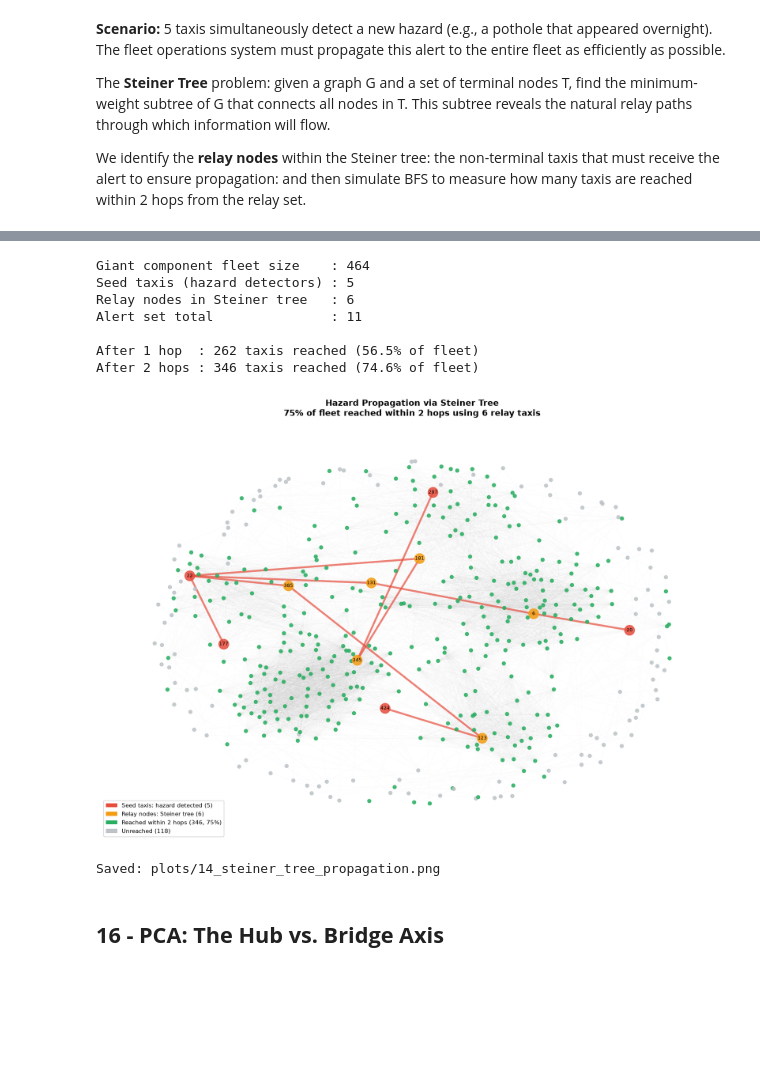
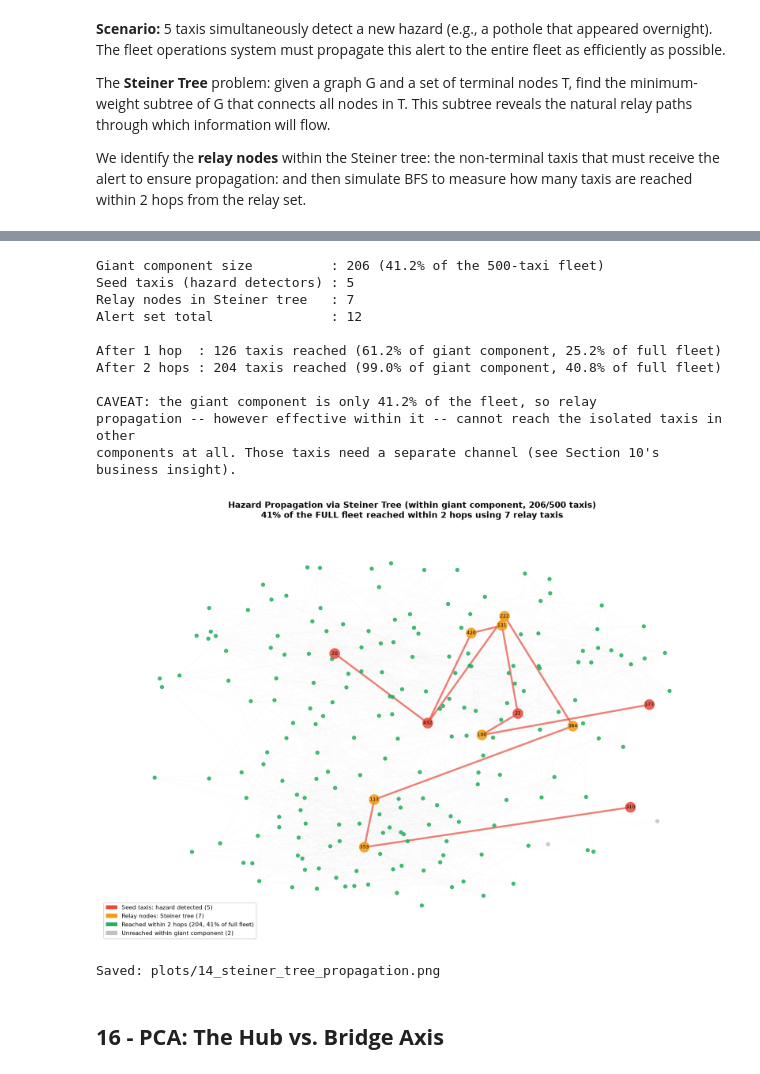
Before and after one commit to vishivishvish/case-studies, a Jupyter notebook: 004 - Autonomous Vehicle Fleet Road Intelligence/av_fleet_network_intelligence.ipynb, the cells around one changed output, grey strips where cells are left out. Cells and saved outputs as stored; diff of their text form; code cells hidden in the pictures; blank space fills up the shorter version.

```diff
--- a/004 - Autonomous Vehicle Fleet Road Intelligence/av_fleet_network_intelligence.ipynb
+++ b/004 - Autonomous Vehicle Fleet Road Intelligence/av_fleet_network_intelligence.ipynb
@@ -1415,24 +1458,38 @@ for node in reached_1hop:
             reached_2hop.add(neighbor)
 
 fleet_size = len(giant_node_list)
-pct_1hop = 100 * len(reached_1hop) / fleet_size
-pct_2hop = 100 * len(reached_2hop) / fleet_size
+# Reach is only ever possible within the giant component (nodes outside it have no path at all).
+# Report against BOTH bases -- "% of fleet" is misleading on its own whenever the giant component
+# is not close to the full fleet, so state the true fleet-wide reach explicitly too.
+pct_1hop_gc = 100 * len(reached_1hop) / fleet_size
+pct_2hop_gc = 100 * len(reached_2hop) / fleet_size
+pct_1hop = 100 * len(reached_1hop) / N_TAXIS
+pct_2hop = 100 * len(reached_2hop) / N_TAXIS
 
-print(f"Giant component fleet size    : {fleet_size}")
+print(f"Giant component size          : {fleet_size} ({100*fleet_size/N_TAXIS:.1f}% of the {N_TAXIS}-taxi fleet)")
 print(f"Seed taxis (hazard detectors) : {len(seed_taxis)}")
 print(f"Relay nodes in Steiner tree   : {len(relay_nodes)}")
 print(f"Alert set total               : {len(alert_set)}")
 print()
-print(f"After 1 hop  : {len(reached_1hop):3d} taxis reached ({pct_1hop:.1f}% of fleet)")
-print(f"After 2 hops : {len(reached_2hop):3d} taxis reached ({pct_2hop:.1f}% of fleet)")
+print(f"After 1 hop  : {len(reached_1hop):3d} taxis reached ({pct_1hop_gc:.1f}% of giant component, {pct_1hop:.1f}% of full fleet)")
+print(f"After 2 hops : {len(reached_2hop):3d} taxis reached ({pct_2hop_gc:.1f}% of giant component, {pct_2hop:.1f}% of full fleet)")
+if fleet_size < 0.9 * N_TAXIS:
+    print()
+    print(f"CAVEAT: the giant component is only {100*fleet_size/N_TAXIS:.1f}% of the fleet, so relay")
+    print("propagation -- however effective within it -- cannot reach the isolated taxis in other")
+    print("components at all. Those taxis need a separate channel (see Section 10's business insight).")
 # %% [output]
-Giant component fleet size    : 464
+Giant component size          : 206 (41.2% of the 500-taxi fleet)
 Seed taxis (hazard detectors) : 5
-Relay nodes in Steiner tree   : 6
-Alert set total               : 11
+Relay nodes in Steiner tree   : 7
+Alert set total               : 12
 
-After 1 hop  : 262 taxis reached (56.5% of fleet)
-After 2 hops : 346 taxis reached (74.6% of fleet)
+After 1 hop  : 126 taxis reached (61.2% of giant component, 25.2% of full fleet)
+After 2 hops : 204 taxis reached (99.0% of giant component, 40.8% of full fleet)
+
+CAVEAT: the giant component is only 41.2% of the fleet, so relay
+propagation -- however effective within it -- cannot reach the isolated taxis in other
+components at all. Those taxis need a separate channel (see Section 10's business insight).
 # %%
 # ── Visualise Steiner tree propagation ───────────────────────────────────────
 fig, ax = plt.subplots(figsize=(14, 10))
@@ -1457,38 +1514,41 @@ for n in GC.nodes():
         node_sizes_st.append(250)
     else:
         node_sizes_st.append(30)
 
 nx.draw_networkx_edges(GC, pos_gc, alpha=0.05, width=0.4, edge_color='#aaaaaa', ax=ax)
 nx.draw_networkx_nodes(GC, pos_gc, node_color=node_colors_st, node_size=node_sizes_st,
                         alpha=0.85, ax=ax)
 
 # Labels for seed and relay nodes
 labels_st = {n: str(n) for n in (set(seed_taxis) | set(relay_nodes))}
 nx.draw_networkx_labels(GC, pos_gc, labels=labels_st, font_size=7, font_color='black', ax=ax)
 
 # Steiner tree edges (highlighted)
 if stree is not None:
     nx.draw_networkx_edges(stree, pos_gc, ax=ax, width=3, edge_color='#e74c3c', alpha=0.7)
 
 from matplotlib.patches import Patch
 legend_elements = [
     Patch(facecolor='#e74c3c', label=f'Seed taxis: hazard detected ({len(seed_taxis)})'),
     Patch(facecolor='#f39c12', label=f'Relay nodes: Steiner tree ({len(relay_nodes)})'),
-    Patch(facecolor='#27ae60', label=f'Reached within 2 hops ({len(reached_2hop)}, {pct_2hop:.0f}%)'),
-    Patch(facecolor='#bdc3c7', label=f'Unreached ({fleet_size - len(reached_2hop)})'),
+    Patch(facecolor='#27ae60', label=f'Reached within 2 hops ({len(reached_2hop)}, {pct_2hop:.0f}% of full fleet)'),
+    Patch(facecolor='#bdc3c7', label=f'Unreached within giant component ({fleet_size - len(reached_2hop)})'),
 ]
 ax.legend(handles=legend_elements, loc='lower left', fontsize=9)
-ax.set_title(f"Hazard Propagation via Steiner Tree\n{pct_2hop:.0f}% of fleet reached within 2 hops "
-             f"using {len(relay_nodes)} relay taxis",
+title_note = (f"{pct_2hop:.0f}% of the FULL fleet reached within 2 hops"
+              if fleet_size < 0.9 * N_TAXIS else
+              f"{pct_2hop:.0f}% of fleet reached within 2 hops")
+ax.set_title(f"Hazard Propagation via Steiner Tree (within giant component, {fleet_size}/{N_TAXIS} taxis)\n"
+             f"{title_note} using {len(relay_nodes)} relay taxis",
              fontsize=13, fontweight='bold', pad=15)
 ax.axis('off')
 
 plt.tight_layout()
 plt.savefig(f"{PLOTS_DIR}/14_steiner_tree_propagation.png", bbox_inches='tight', dpi=150)
 plt.show()
 print("Saved: plots/14_steiner_tree_propagation.png")
 # %% [output]
-[figure, old version]
+[figure, new version]
 Saved: plots/14_steiner_tree_propagation.png
 # %% [markdown]
 ## **16 - PCA: The Hub vs. Bridge Axis**
```
Also changed, not shown: parts of 68 cells of this notebook, 1 other file.
